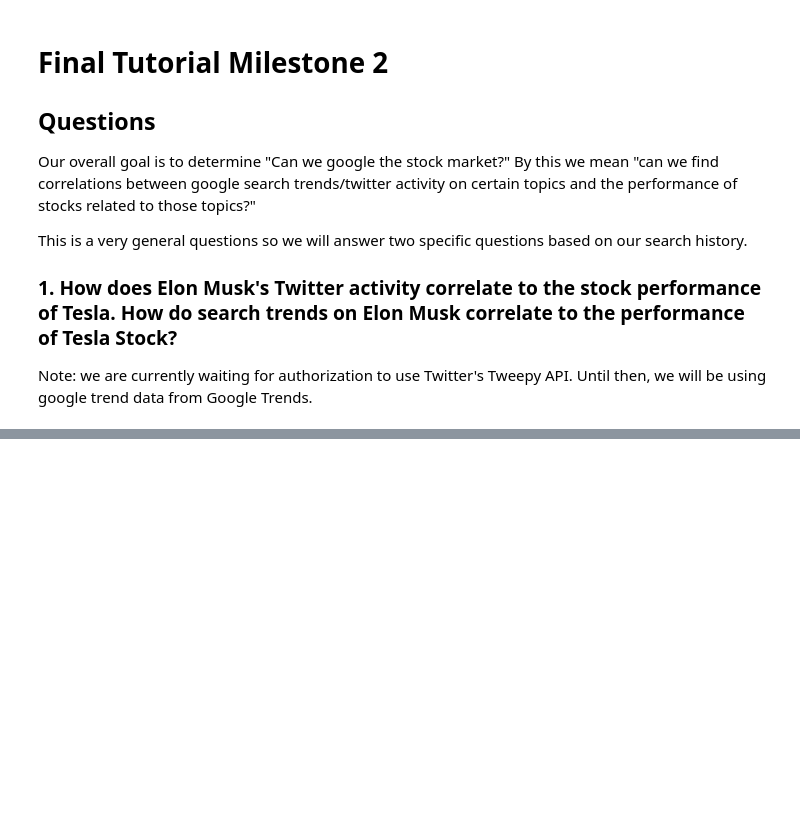
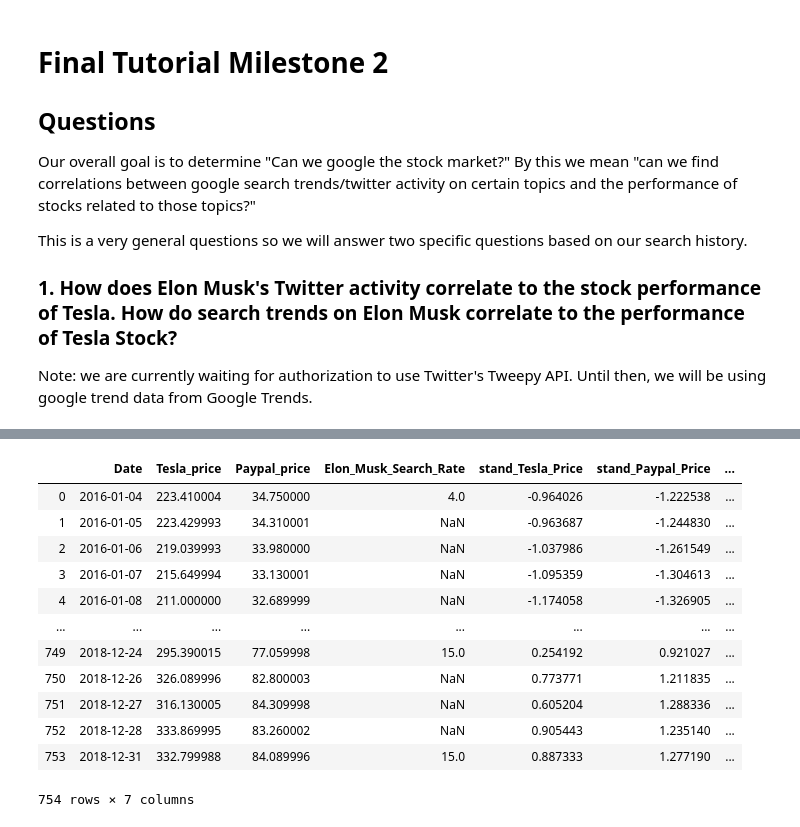
Before and after one commit to patches12306/patches12306, a Jupyter notebook: Milestone1.ipynb, the cells around one changed output, grey strips where cells are left out. Cells and saved outputs as stored; diff of their text form; code cells hidden in the pictures; blank space fills up the shorter version.

```diff
--- a/Milestone1.ipynb
+++ b/Milestone1.ipynb
@@ -90,0 +108,41 @@ correl.corr()
+# %%
+# Get the mean Paypal_price and mean Tesla price
+tsla_mean = final_df["Tesla_price"].mean()
+pypl_mean = final_df["Paypal_price"].mean()
+google_mean = final_df["Elon_Musk_Search_Rate"].mean()
+
+# Compute the standard deviation for Paypal and Tesla prices.
+tsla_std = final_df["Tesla_price"].std()
+pypl_std = final_df["Paypal_price"].std()
+google_std = final_df["Elon_Musk_Search_Rate"].std()
+
+# Define a functions to standardize Paypal Price and Tesla Price
+def normalize_tesla(tsla_value):
+    return ((tsla_value - tsla_mean) / (tsla_std))
+
+def normalize_pypl(pypl_value):
+    return ((pypl_value - pypl_mean) / (pypl_std))
+
+def normalize_google(google_value):
+    return ((google_value - google_mean) / (google_std))
+
+# Add columns with standardized price
+final_df["stand_Tesla_Price"] = final_df["Tesla_price"].apply(normalize_tesla)
+final_df["stand_Paypal_Price"] = final_df["Paypal_price"].apply(normalize_pypl)
+final_df["stand_Elon_Search_Rate"] = final_df["Elon_Musk_Search_Rate"].apply(normalize_google)
+
+final_df
+# %% [output]
+|  | Date | Tesla_price | Paypal_price | Elon_Musk_Search_Rate | stand_Tesla_Price | stand_Paypal_Price | ... |
+| 0 | 2016-01-04 | 223.410004 | 34.750000 | 4.0 | -0.964026 | -1.222538 | ... |
+| 1 | 2016-01-05 | 223.429993 | 34.310001 | NaN | -0.963687 | -1.244830 | ... |
+| 2 | 2016-01-06 | 219.039993 | 33.980000 | NaN | -1.037986 | -1.261549 | ... |
+| 3 | 2016-01-07 | 215.649994 | 33.130001 | NaN | -1.095359 | -1.304613 | ... |
+| 4 | 2016-01-08 | 211.000000 | 32.689999 | NaN | -1.174058 | -1.326905 | ... |
+| ... | ... | ... | ... | ... | ... | ... | ... |
+| 749 | 2018-12-24 | 295.390015 | 77.059998 | 15.0 | 0.254192 | 0.921027 | ... |
+| 750 | 2018-12-26 | 326.089996 | 82.800003 | NaN | 0.773771 | 1.211835 | ... |
+| 751 | 2018-12-27 | 316.130005 | 84.309998 | NaN | 0.605204 | 1.288336 | ... |
+| 752 | 2018-12-28 | 333.869995 | 83.260002 | NaN | 0.905443 | 1.235140 | ... |
+| 753 | 2018-12-31 | 332.799988 | 84.089996 | 15.0 | 0.887333 | 1.277190 | ... |
+754 rows × 7 columns
```
Also changed, not shown: parts of 11 cells of this notebook.
